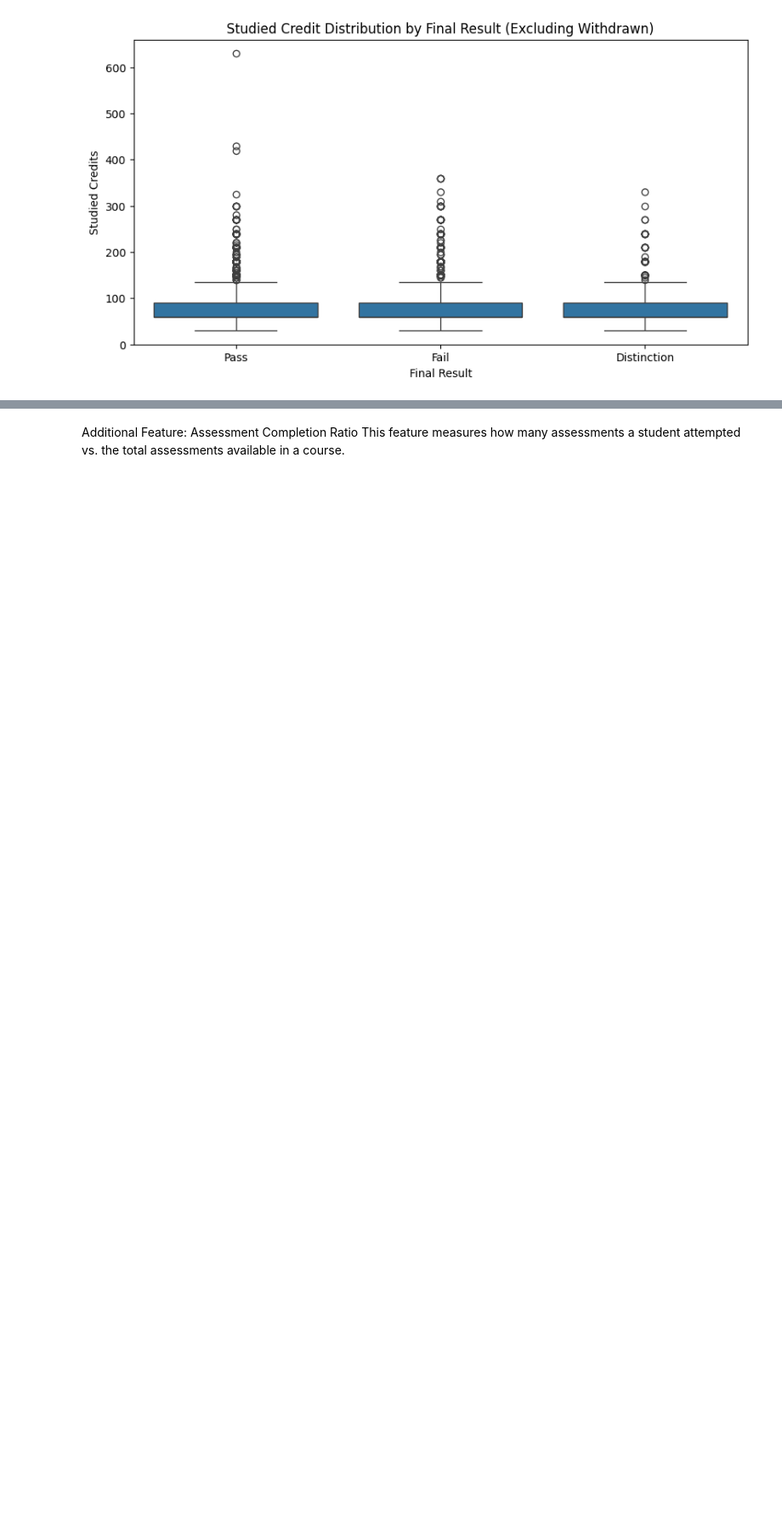
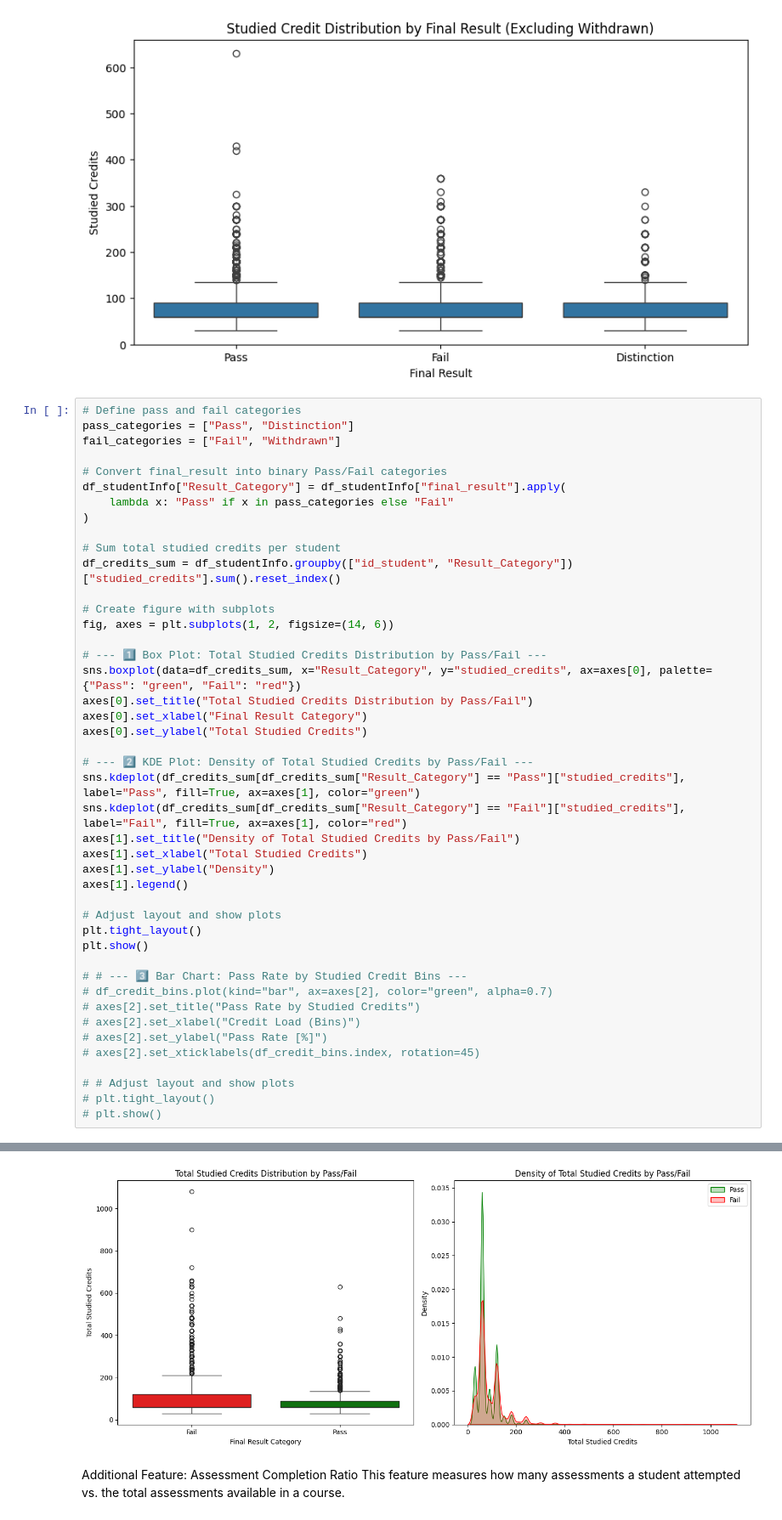
Before and after one commit to buppanasu/Student-Grade-Predictor, a Jupyter notebook: 1)DataProcessing_Analysis_FeatureExtraction/EDA.ipynb, the cells around one changed output, grey strips where cells are left out. Shown at 85% size. Cells and saved outputs as stored; diff of their text form; blank space fills up the shorter version.

```diff
--- a/1)DataProcessing_Analysis_FeatureExtraction/EDA.ipynb
+++ b/1)DataProcessing_Analysis_FeatureExtraction/EDA.ipynb
@@ -868,3 +1132,48 @@ Name: studied_credits, dtype: float64
 [figure]
 [figure]
 [figure]
+# %%
+# Define pass and fail categories
+pass_categories = ["Pass", "Distinction"]
+fail_categories = ["Fail", "Withdrawn"]
+
+# Convert final_result into binary Pass/Fail categories
+df_studentInfo["Result_Category"] = df_studentInfo["final_result"].apply(
+    lambda x: "Pass" if x in pass_categories else "Fail"
+)
+
+# Sum total studied credits per student
+df_credits_sum = df_studentInfo.groupby(["id_student", "Result_Category"])["studied_credits"].sum().reset_index()
+
+# Create figure with subplots
+fig, axes = plt.subplots(1, 2, figsize=(14, 6))
+
+# --- 1️⃣ Box Plot: Total Studied Credits Distribution by Pass/Fail ---
+sns.boxplot(data=df_credits_sum, x="Result_Category", y="studied_credits", ax=axes[0], palette={"Pass": "green", "Fail": "red"})
+axes[0].set_title("Total Studied Credits Distribution by Pass/Fail")
+axes[0].set_xlabel("Final Result Category")
+axes[0].set_ylabel("Total Studied Credits")
+
+# --- 2️⃣ KDE Plot: Density of Total Studied Credits by Pass/Fail ---
+sns.kdeplot(df_credits_sum[df_credits_sum["Result_Category"] == "Pass"]["studied_credits"], label="Pass", fill=True, ax=axes[1], color="green")
+sns.kdeplot(df_credits_sum[df_credits_sum["Result_Category"] == "Fail"]["studied_credits"], label="Fail", fill=True, ax=axes[1], color="red")
+axes[1].set_title("Density of Total Studied Credits by Pass/Fail")
+axes[1].set_xlabel("Total Studied Credits")
+axes[1].set_ylabel("Density")
+axes[1].legend()
+
+# Adjust layout and show plots
+plt.tight_layout()
+plt.show()
+
+# # --- 3️⃣ Bar Chart: Pass Rate by Studied Credit Bins ---
+# df_credit_bins.plot(kind="bar", ax=axes[2], color="green", alpha=0.7)
+# axes[2].set_title("Pass Rate by Studied Credits")
+# axes[2].set_xlabel("Credit Load (Bins)")
+# axes[2].set_ylabel("Pass Rate [%]")
+# axes[2].set_xticklabels(df_credit_bins.index, rotation=45)
+
+# # Adjust layout and show plots
+# plt.tight_layout()
+# plt.show()
+# %% [output]
@@ -871,3 +1181,4 @@ Name: studied_credits, dtype: float64
+[figure, added]
 # %% [markdown]
 Additional Feature: Assessment Completion Ratio
 This feature measures how many assessments a student attempted vs. the total assessments available in a course.
```
Also changed, not shown: parts of 15 cells of this notebook, 19 other files.
